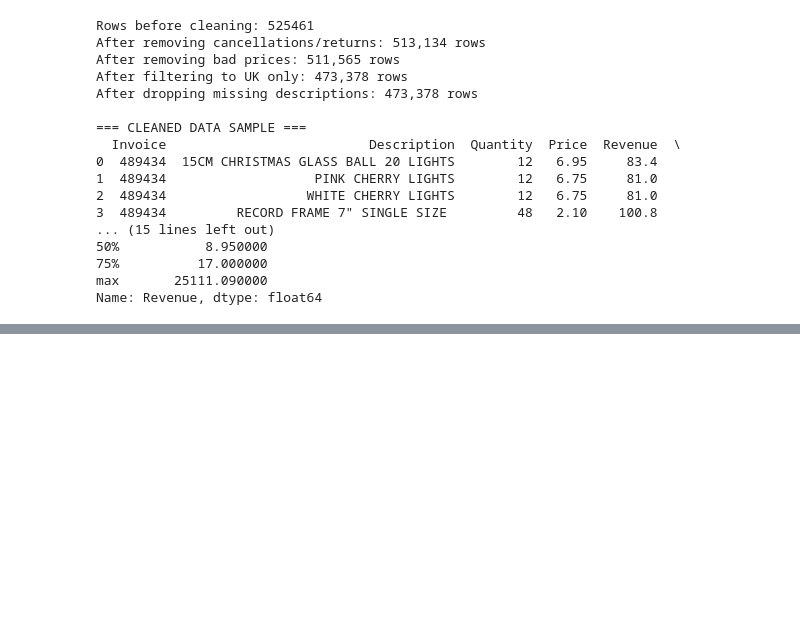
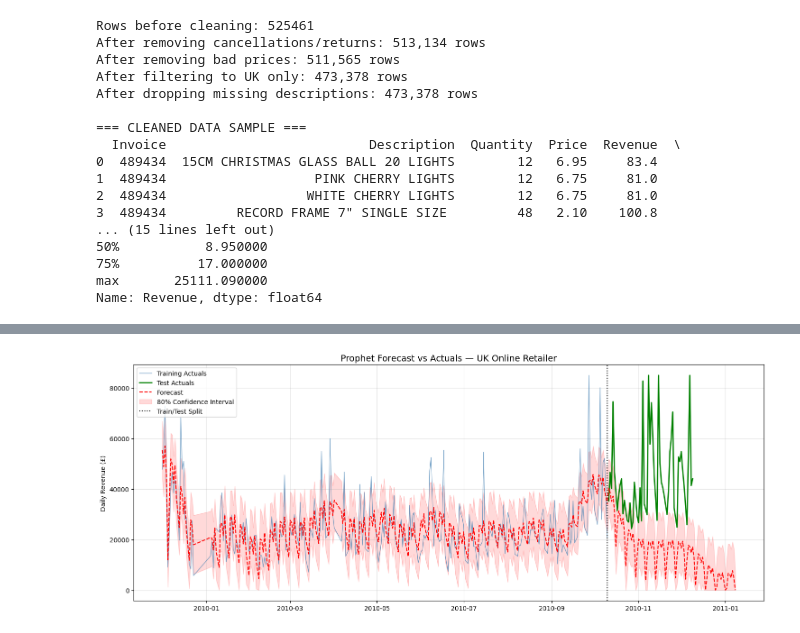
Before and after one commit to Paragg-7/uk-retail-revenue-forecasting, a Jupyter notebook: forecasting_pipeline.ipynb, the cells around one changed output, grey strips where cells are left out. Cells and saved outputs as stored; diff of their text form; code cells hidden in the pictures; blank space fills up the shorter version.

```diff
--- a/forecasting_pipeline.ipynb
+++ b/forecasting_pipeline.ipynb
@@ -127,0 +472,96 @@ Name: Revenue, dtype: float64
+# %%
+# ── FIX: ADD REVENUE FLOOR ─────────────────────────────────────────────────
+# Prophet supports logistic growth with floor/cap constraints
+# We'll refit with a floor of 0 - revenue cannot be negative
+
+# Rebuild with floor
+prophet_df['floor'] = 0
+prophet_df['cap'] = prophet_df['y'].quantile(0.99) * 1.5  # reasonable ceiling
+
+train2 = prophet_df[prophet_df['ds'] <= split_date].copy()
+test2  = prophet_df[prophet_df['ds'] >  split_date].copy()
+
+model2 = Prophet(
+    growth              = 'logistic',     # enforces floor/cap bounds
+    yearly_seasonality  = True,
+    weekly_seasonality  = True,
+    daily_seasonality   = False,
+    seasonality_mode    = 'multiplicative',
+    changepoint_prior_scale = 0.05
+)
+
+model2.add_country_holidays(country_name='UK')
+model2.fit(train2)
+
+# Future dataframe also needs floor and cap
+future2 = model2.make_future_dataframe(periods=90)
+future2['floor'] = 0
+future2['cap']   = prophet_df['cap'].iloc[0]
+
+forecast2 = model2.predict(future2)
+
+# Clip any remaining negatives just in case
+forecast2['yhat']       = forecast2['yhat'].clip(lower=0)
+forecast2['yhat_lower'] = forecast2['yhat_lower'].clip(lower=0)
+
+print("=== FORECAST SAMPLE (future dates) ===")
+print(forecast2[['ds','yhat','yhat_lower','yhat_upper']].tail(10).round(2))
+
+print(f"\nNegative predictions remaining: {(forecast2['yhat'] < 0).sum()}")
+
+# ── EVALUATE ON TEST SET ────────────────────────────────────────────────────
+# Merge forecast with actual test values
+test_eval = test2.merge(
+    forecast2[['ds','yhat','yhat_lower','yhat_upper']],
+    on='ds'
+)
+
+# Calculate evaluation metrics
+from sklearn.metrics import mean_absolute_error, mean_squared_error
+
+mae  = mean_absolute_error(test_eval['y'], test_eval['yhat'])
+rmse = mean_squared_error(test_eval['y'], test_eval['yhat']) ** 0.5
+mape = (abs(test_eval['y'] - test_eval['yhat']) / test_eval['y']).mean() * 100
+bias = (test_eval['yhat'] - test_eval['y']).mean()  # positive = over-forecasting
+coverage = ((test_eval['y'] >= test_eval['yhat_lower']) &
+            (test_eval['y'] <= test_eval['yhat_upper'])).mean() * 100
+
+print("\n=== MODEL EVALUATION (on held-out 52 days) ===")
+print(f"MAE:      £{mae:,.2f}  (avg absolute error per day)")
+print(f"RMSE:     £{rmse:,.2f} (penalizes large errors more)")
+print(f"MAPE:     {mape:.1f}%    (avg % error - most intuitive)")
+print(f"Bias:     £{bias:,.2f}  (positive = we over-forecast)")
+print(f"Coverage: {coverage:.1f}%   (% of actuals inside prediction interval)")
+
+# ── PLOT FORECAST VS ACTUALS ───────────────────────────────────────────────
+fig, ax = plt.subplots(figsize=(15, 6))
+
+# Training actuals
+ax.plot(train2['ds'], train2['y'],
+        color='steelblue', linewidth=1, label='Training Actuals', alpha=0.7)
+
+# Test actuals
+ax.plot(test_eval['ds'], test_eval['y'],
+        color='green', linewidth=2, label='Test Actuals')
+
+# Forecast
+ax.plot(forecast2['ds'], forecast2['yhat'],
+        color='red', linewidth=1.5, linestyle='--', label='Forecast')
+
+# Confidence interval
+ax.fill_between(forecast2['ds'],
+                forecast2['yhat_lower'],
+                forecast2['yhat_upper'],
+                alpha=0.15, color='red', label='80% Confidence Interval')
+
+# Mark the train/test split
+ax.axvline(x=split_date, color='black', linestyle=':', linewidth=1.5,
+           label='Train/Test Split')
+
+ax.set_title('Prophet Forecast vs Actuals — UK Online Retailer', fontsize=14)
+ax.set_ylabel('Daily Revenue (£)')
+ax.legend(loc='upper left')
+ax.grid(True, alpha=0.3)
+plt.tight_layout()
+plt.show()
+# %% [output]
@@ -127,0 +587 @@ Name: Revenue, dtype: float64
+[figure, added]
```
Also changed, not shown: parts of 9 cells of this notebook, 2 other files.
